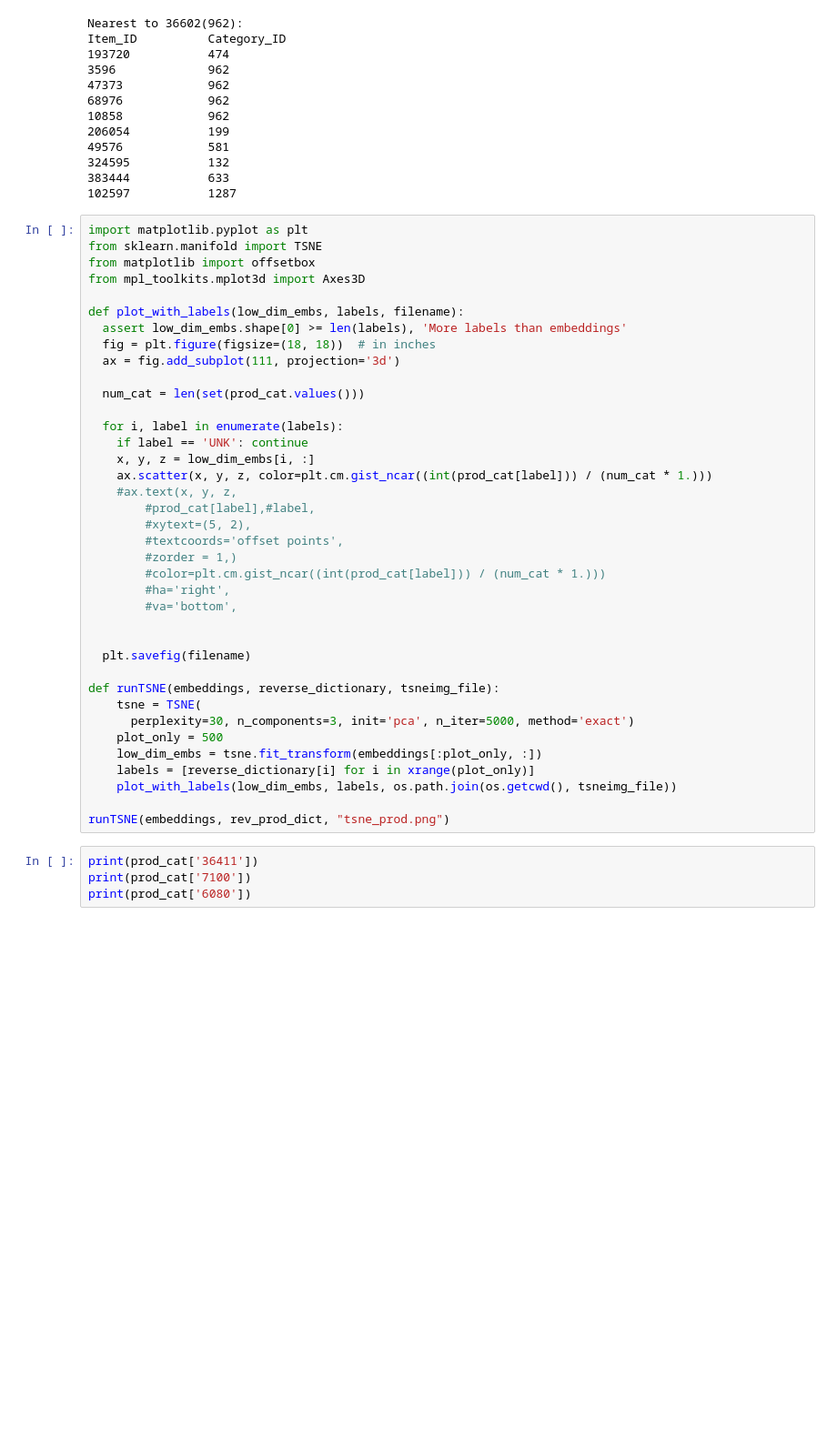
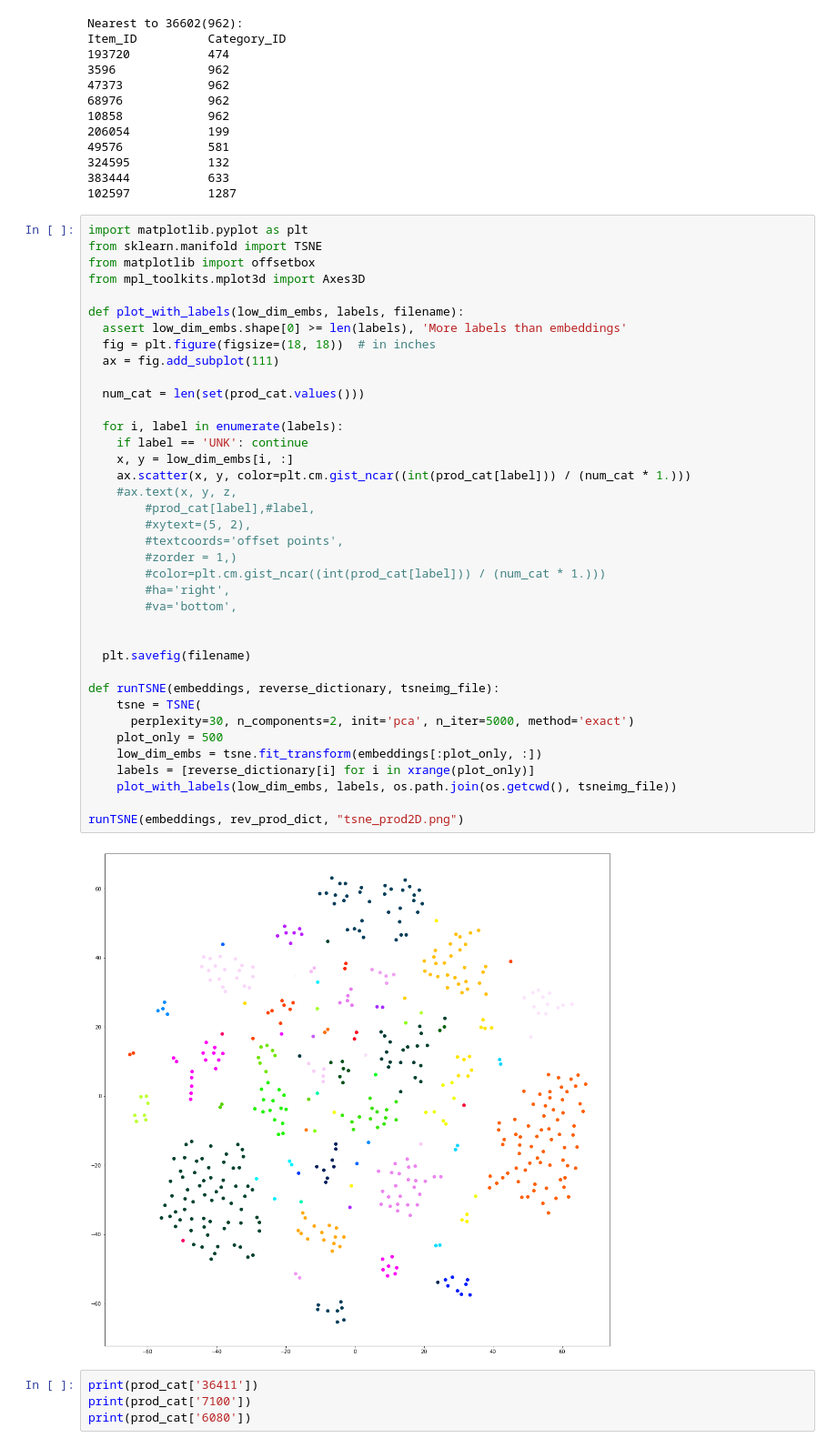
Before and after one commit to jaganmohan/Embeddings, a Jupyter notebook: synonyms/utils/Untitled.ipynb, the cells around one changed output. Shown at 91% size. Saved outputs shown, nothing was run; the diff lists cells and outputs as text; blank space fills up the shorter version.

```diff
--- a/synonyms/utils/Untitled.ipynb
+++ b/synonyms/utils/Untitled.ipynb
@@ -101,38 +101,40 @@ from sklearn.manifold import TSNE
 from matplotlib import offsetbox
 from mpl_toolkits.mplot3d import Axes3D
 
 def plot_with_labels(low_dim_embs, labels, filename):
   assert low_dim_embs.shape[0] >= len(labels), 'More labels than embeddings'
   fig = plt.figure(figsize=(18, 18))  # in inches
-  ax = fig.add_subplot(111, projection='3d')
+  ax = fig.add_subplot(111)
 
   num_cat = len(set(prod_cat.values()))
 
   for i, label in enumerate(labels):
     if label == 'UNK': continue
-    x, y, z = low_dim_embs[i, :]
-    ax.scatter(x, y, z, color=plt.cm.gist_ncar((int(prod_cat[label])) / (num_cat * 1.)))
+    x, y = low_dim_embs[i, :]
+    ax.scatter(x, y, color=plt.cm.gist_ncar((int(prod_cat[label])) / (num_cat * 1.)))
     #ax.text(x, y, z,
         #prod_cat[label],#label,
         #xytext=(5, 2),
         #textcoords='offset points',
         #zorder = 1,)
         #color=plt.cm.gist_ncar((int(prod_cat[label])) / (num_cat * 1.)))
         #ha='right',
         #va='bottom',
 
 
   plt.savefig(filename)
 
 def runTSNE(embeddings, reverse_dictionary, tsneimg_file):
     tsne = TSNE(
-      perplexity=30, n_components=3, init='pca', n_iter=5000, method='exact')
+      perplexity=30, n_components=2, init='pca', n_iter=5000, method='exact')
     plot_only = 500
     low_dim_embs = tsne.fit_transform(embeddings[:plot_only, :])
     labels = [reverse_dictionary[i] for i in xrange(plot_only)]
     plot_with_labels(low_dim_embs, labels, os.path.join(os.getcwd(), tsneimg_file))
 
-runTSNE(embeddings, rev_prod_dict, "tsne_prod.png")
+runTSNE(embeddings, rev_prod_dict, "tsne_prod2D.png")
+# %% [output]
+[figure, added]
 # %%
 print(prod_cat['36411'])
 print(prod_cat['7100'])
```
Also changed, not shown: 6 other files.
